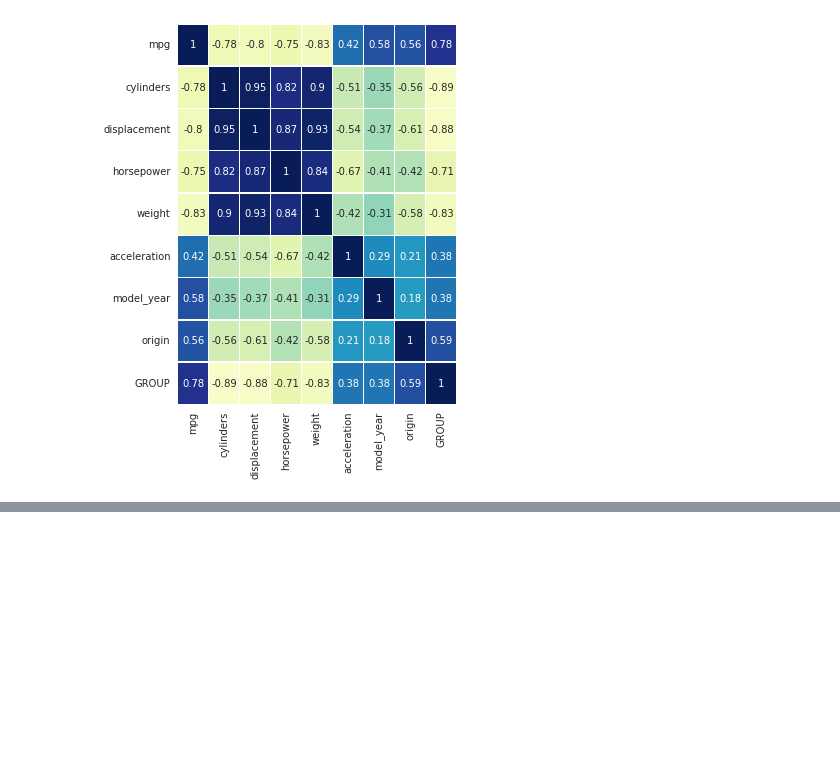
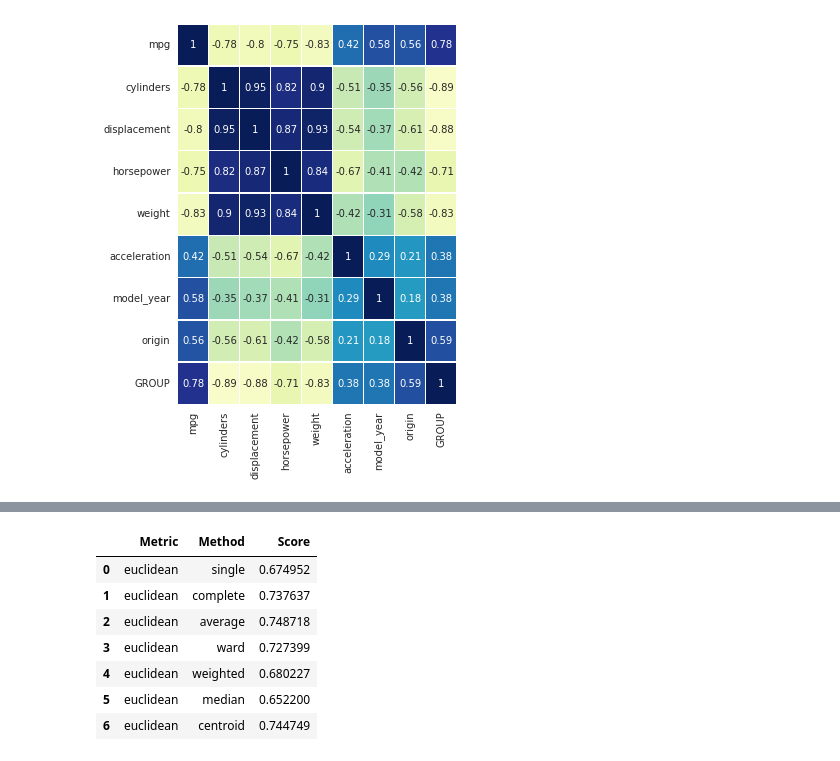
Before and after one commit to Barrok/auto-mpg, a Jupyter notebook: script.ipynb, the cells around one changed output, grey strips where cells are left out. Cells and saved outputs as stored; diff of their text form; code cells hidden in the pictures; blank space fills up the shorter version.

```diff
--- a/script.ipynb
+++ b/script.ipynb
@@ -231,0 +241,46 @@ for k in clusters:
+# %%
+from scipy.cluster.hierarchy import cophenet, dendrogram, linkage
+from scipy.spatial.distance import pdist
+# pairwise distribution between data points is a measure of the correlation between
+# the distance of points in feature space and distance on dendrogram
+# closer it is to 1, the better is the clustering
+
+# lets verify which method brings best result with this data
+
+# empty data frame with column names
+df = pd.DataFrame(columns = ['Metric', 'Method', "Score"])
+
+
+# single element list of used metric
+metrics = ["euclidean"]
+# list of methods used
+methods = ["single", "complete", "average", "ward", "weighted", "median", "centroid"]
+# empty list, scores will be assgined in the future
+score = []
+
+
+# for euclidean metric
+for x in metrics:
+
+  # for each method in methods
+  for y in methods:
+
+    # perform clustering
+    Z = linkage(dfst, metric=x, method=y)
+    # compute the cophenetic correlation coefficient for the hierarchical cluster tree represented by Z
+    c, coph_dists = cophenet(Z , pdist(dfst))
+    # assign metric, method and score to dataframe df
+    df = df.append({'Metric': x, 'Method': y, 'Score': c}, ignore_index=True)
+
+
+# print out data frame df
+df
+# %% [output]
+|  | Metric | Method | Score |
+| 0 | euclidean | single | 0.674952 |
+| 1 | euclidean | complete | 0.737637 |
+| 2 | euclidean | average | 0.748718 |
+| 3 | euclidean | ward | 0.727399 |
+| 4 | euclidean | weighted | 0.680227 |
+| 5 | euclidean | median | 0.652200 |
+| 6 | euclidean | centroid | 0.744749 |
```
Also changed, not shown: parts of 8 cells of this notebook.
